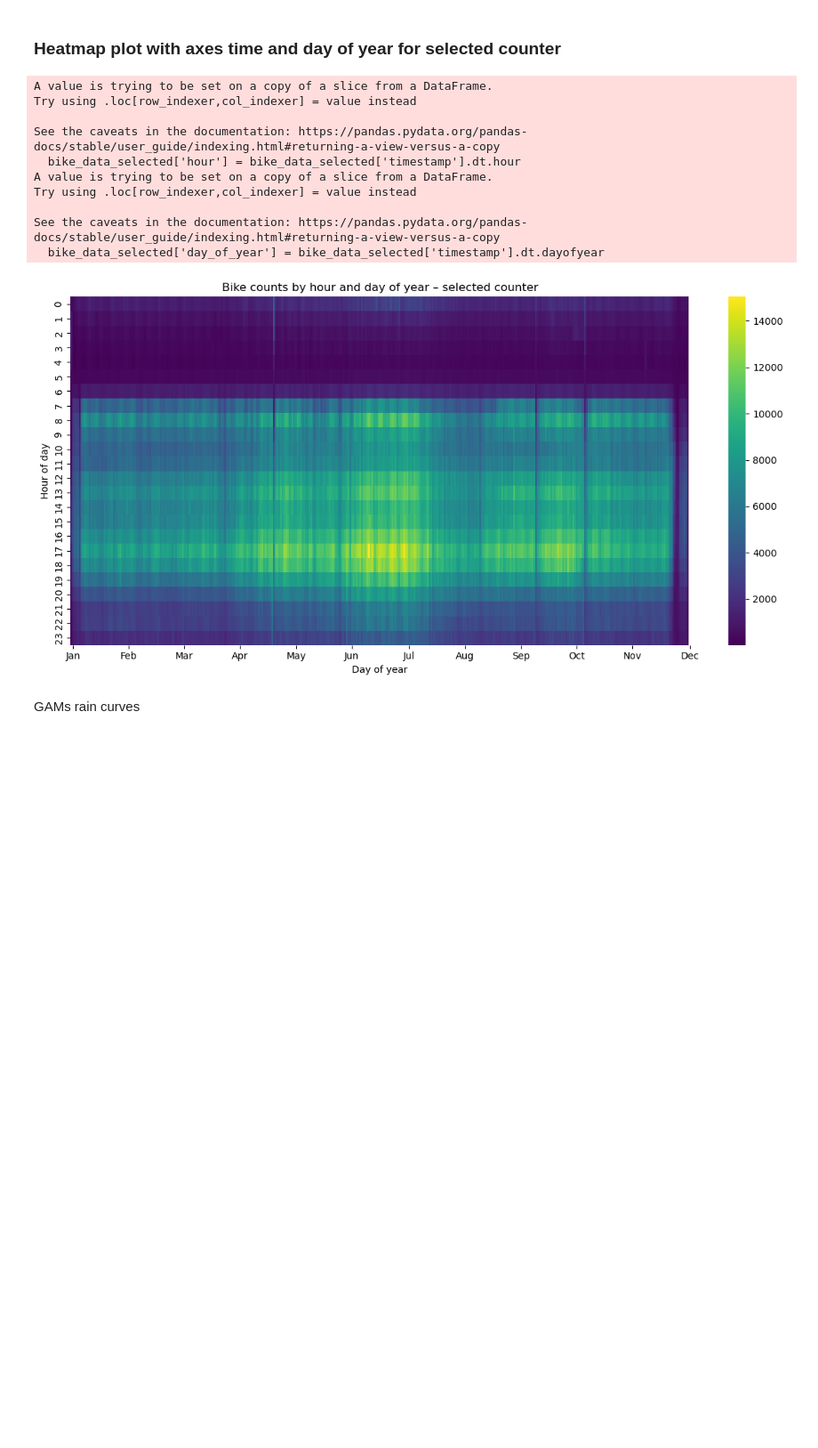
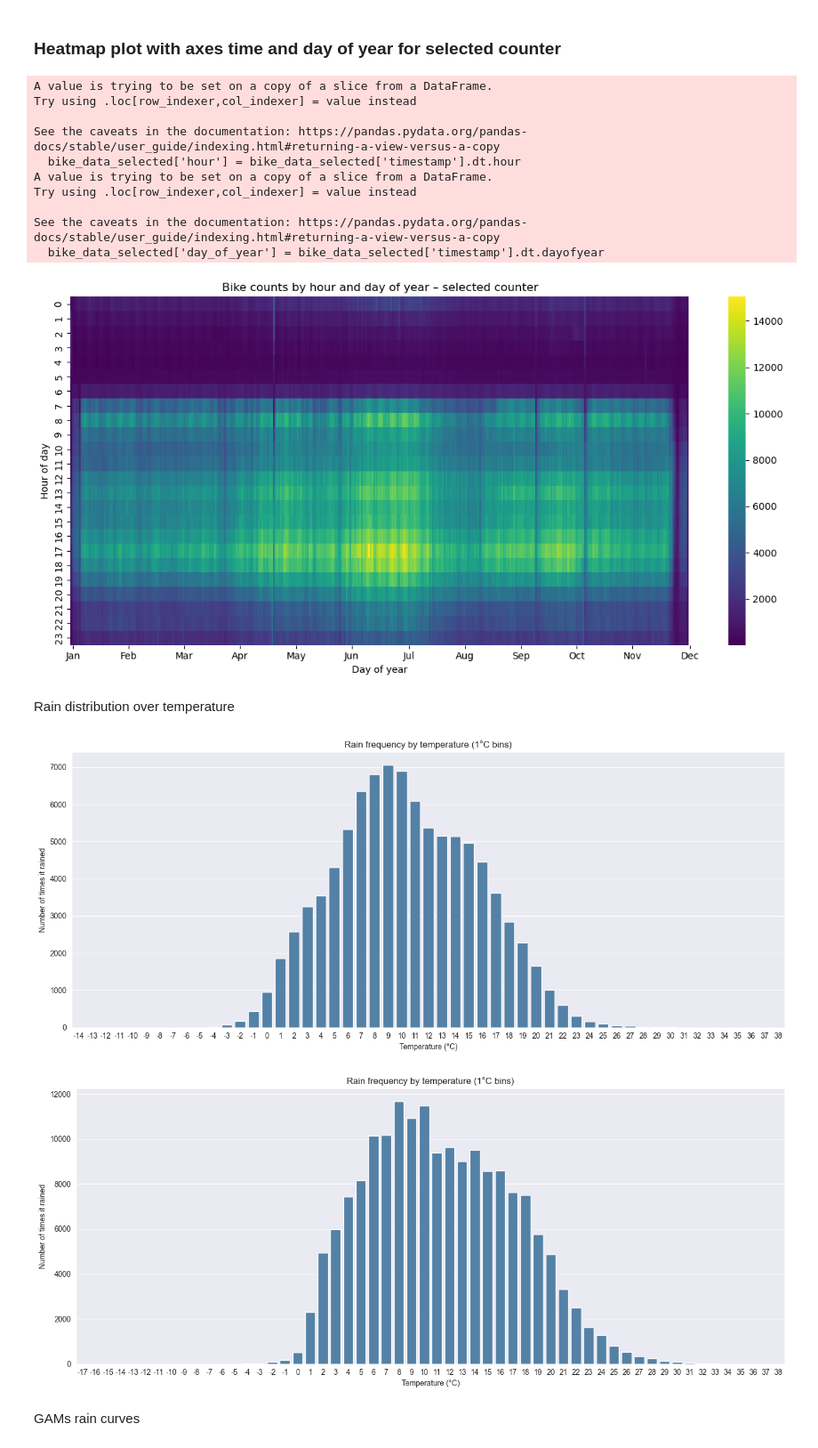
Before and after one commit to skessler01/data_literacy, a Jupyter notebook: notebooks/other_plots.ipynb, the cells around one changed output. Shown at 89% size. Cells and saved outputs as stored; diff of their text form; code cells hidden in the pictures; blank space fills up the shorter version.

Commit message:
added plot

```diff
--- a/notebooks/other_plots.ipynb
+++ b/notebooks/other_plots.ipynb
@@ -244,6 +244,71 @@ Try using .loc[row_indexer,col_indexer] = value instead
 See the caveats in the documentation: https://pandas.pydata.org/pandas-docs/stable/user_guide/indexing.html#returning-a-view-versus-a-copy
   bike_data_selected['day_of_year'] = bike_data_selected['timestamp'].dt.dayofyear
 [figure]
+# %% [markdown]
+Rain distribution over temperature
+# %%
+weather_data = pd.read_csv("../data/weather_per_city.csv")
+
+weather_data = weather_data.dropna(subset=["forecast_temperature_2m"])
+# Integer temperature per °C
+weather_data["temp_c"] = weather_data["forecast_temperature_2m"].round().astype(int)
+
+# Binary rain indicator
+weather_data["rained"] = weather_data["forecast_rain"] > 0
+rain_counts = (
+    weather_data
+    .groupby("temp_c")["rained"]
+    .sum()
+    .reset_index()
+)
+plt.figure(figsize=(14, 6))
+sns.barplot(
+    data=rain_counts,
+    x="temp_c",
+    y="rained",
+    color="steelblue"
+)
+
+plt.xlabel("Temperature (°C)")
+plt.ylabel("Number of times it rained")
+plt.title("Rain frequency by temperature (1°C bins)")
+
+# Show every degree (or thin if too dense)
+plt.xticks(rotation=0)
+
+plt.tight_layout()
+plt.show()
+
+weather_data["temp_c"] = weather_data["temperature_2m"].round().astype(int)
+
+# Binary rain indicator
+weather_data["rained"] = weather_data["rain"] > 0
+rain_counts = (
+    weather_data
+    .groupby("temp_c")["rained"]
+    .sum()
+    .reset_index()
+)
+plt.figure(figsize=(14, 6))
+sns.barplot(
+    data=rain_counts,
+    x="temp_c",
+    y="rained",
+    color="steelblue"
+)
+
+plt.xlabel("Temperature (°C)")
+plt.ylabel("Number of times it rained")
+plt.title("Rain frequency by temperature (1°C bins)")
+
+# Show every degree (or thin if too dense)
+plt.xticks(rotation=0)
+
+plt.tight_layout()
+plt.show()
+# %% [output]
+[figure, added]
+[figure, added]
 # %% [markdown]
 GAMs rain curves
 # %%
```
Also changed, not shown: 4 other files.
